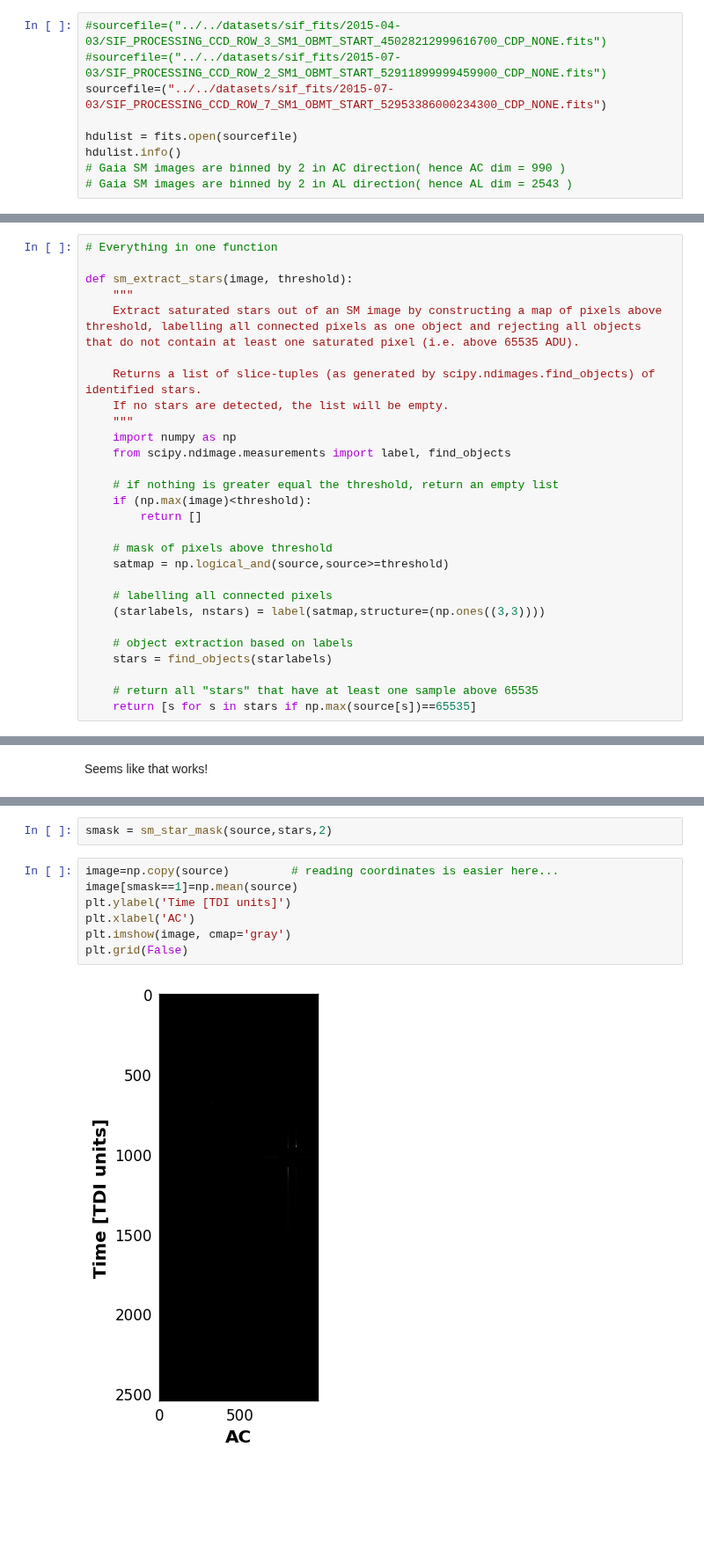
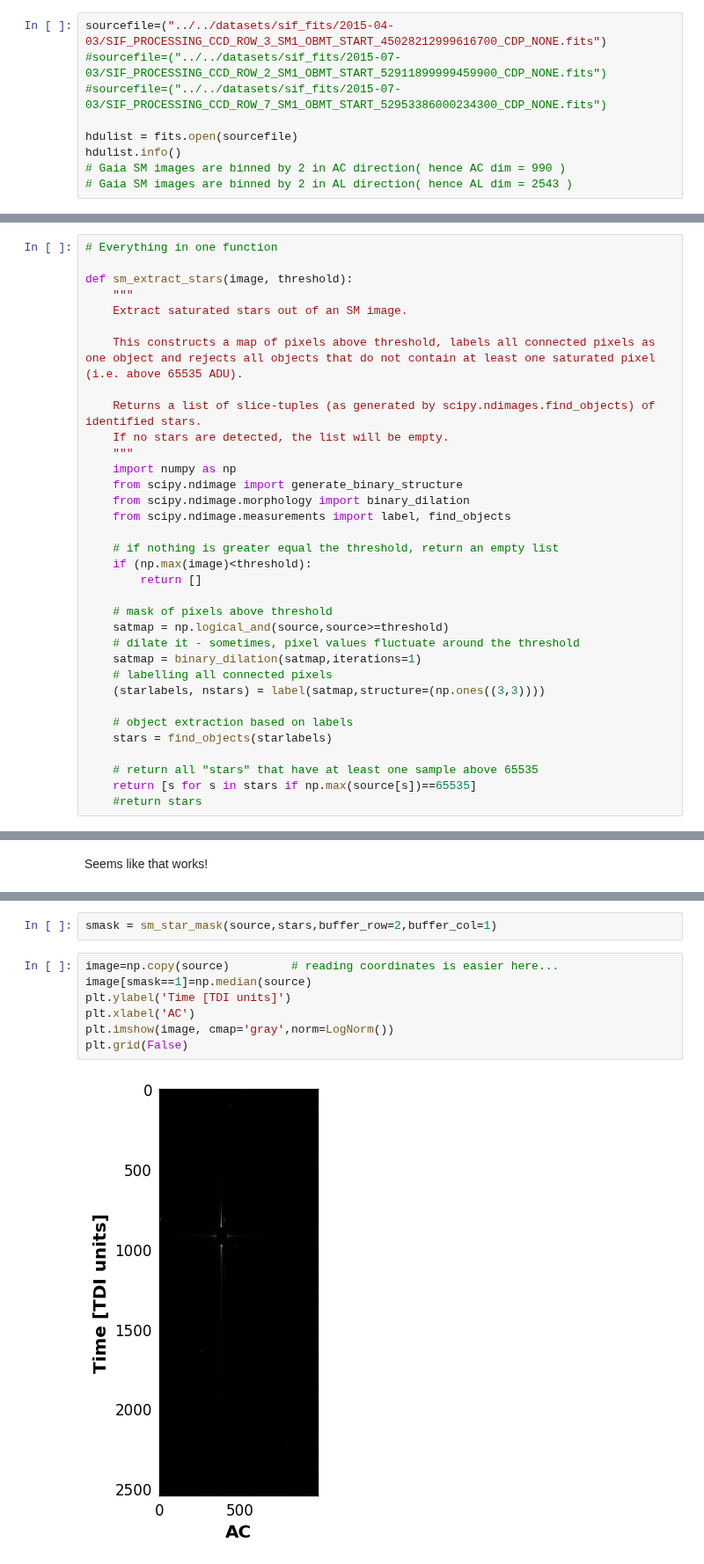
Before and after one commit to asierabreu/cosmics, a Jupyter notebook: analysis/sm_sif/sm_find_saturated.ipynb, the cells around one changed output, grey strips where cells are left out. Shown at 88% size. Cells and saved outputs as stored; diff of their text form; blank space fills up the shorter version.

```diff
--- a/analysis/sm_sif/sm_find_saturated.ipynb
+++ b/analysis/sm_sif/sm_find_saturated.ipynb
@@ -18,9 +18,9 @@ import scipy.ndimage as ndimage
 # %% [markdown]
 Grab one dataset
 # %%
-#sourcefile=("../../datasets/sif_fits/2015-04-03/SIF_PROCESSING_CCD_ROW_3_SM1_OBMT_START_45028212999616700_CDP_NONE.fits")
+sourcefile=("../../datasets/sif_fits/2015-04-03/SIF_PROCESSING_CCD_ROW_3_SM1_OBMT_START_45028212999616700_CDP_NONE.fits")
 #sourcefile=("../../datasets/sif_fits/2015-07-03/SIF_PROCESSING_CCD_ROW_2_SM1_OBMT_START_52911899999459900_CDP_NONE.fits")
-sourcefile=("../../datasets/sif_fits/2015-07-03/SIF_PROCESSING_CCD_ROW_7_SM1_OBMT_START_52953386000234300_CDP_NONE.fits")
+#sourcefile=("../../datasets/sif_fits/2015-07-03/SIF_PROCESSING_CCD_ROW_7_SM1_OBMT_START_52953386000234300_CDP_NONE.fits")
 
 hdulist = fits.open(sourcefile)
 hdulist.info()
@@ -142,12 +142,16 @@ This would then still throw away all cosmics that saturate the detector, but tho
 
 def sm_extract_stars(image, threshold):
     """
-    Extract saturated stars out of an SM image by constructing a map of pixels above threshold, labelling all connected pixels as one object and rejecting all objects that do not contain at least one saturated pixel (i.e. above 65535 ADU).
+    Extract saturated stars out of an SM image.
+
+    This constructs a map of pixels above threshold, labels all connected pixels as one object and rejects all objects that do not contain at least one saturated pixel (i.e. above 65535 ADU).
 
     Returns a list of slice-tuples (as generated by scipy.ndimages.find_objects) of identified stars.
     If no stars are detected, the list will be empty.
     """
     import numpy as np
+    from scipy.ndimage import generate_binary_structure
+    from scipy.ndimage.morphology import binary_dilation
     from scipy.ndimage.measurements import label, find_objects
 
     # if nothing is greater equal the threshold, return an empty list
@@ -156,7 +160,8 @@ def sm_extract_stars(image, threshold):
 
     # mask of pixels above threshold
     satmap = np.logical_and(source,source>=threshold)
-
+    # dilate it - sometimes, pixel values fluctuate around the threshold
+    satmap = binary_dilation(satmap,iterations=1)
     # labelling all connected pixels
     (starlabels, nstars) = label(satmap,structure=(np.ones((3,3))))
 
@@ -165,3 +170,4 @@ def sm_extract_stars(image, threshold):
 
     # return all "stars" that have at least one sample above 65535
     return [s for s in stars if np.max(source[s])==65535]
+    #return stars
@@ -271,13 +286,13 @@ def sm_star_mask(image, stars, buffer=1):
 
     return starmask
 # %%
-smask = sm_star_mask(source,stars,2)
+smask = sm_star_mask(source,stars,buffer_row=2,buffer_col=1)
 # %%
 image=np.copy(source)         # reading coordinates is easier here...
-image[smask==1]=np.mean(source)
+image[smask==1]=np.median(source)
 plt.ylabel('Time [TDI units]')
 plt.xlabel('AC')
-plt.imshow(image, cmap='gray')
+plt.imshow(image, cmap='gray',norm=LogNorm())
 plt.grid(False)
 # %% [output]
-[figure, old version]
+[figure, new version]
```
Also changed, not shown: parts of 16 cells of this notebook, 10 other files.
